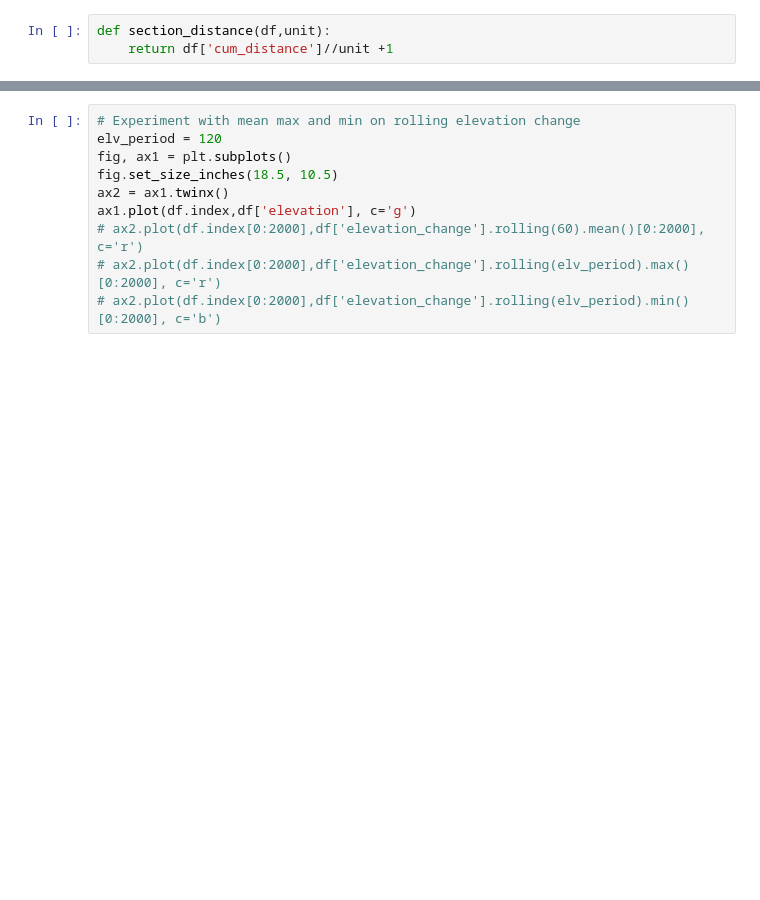
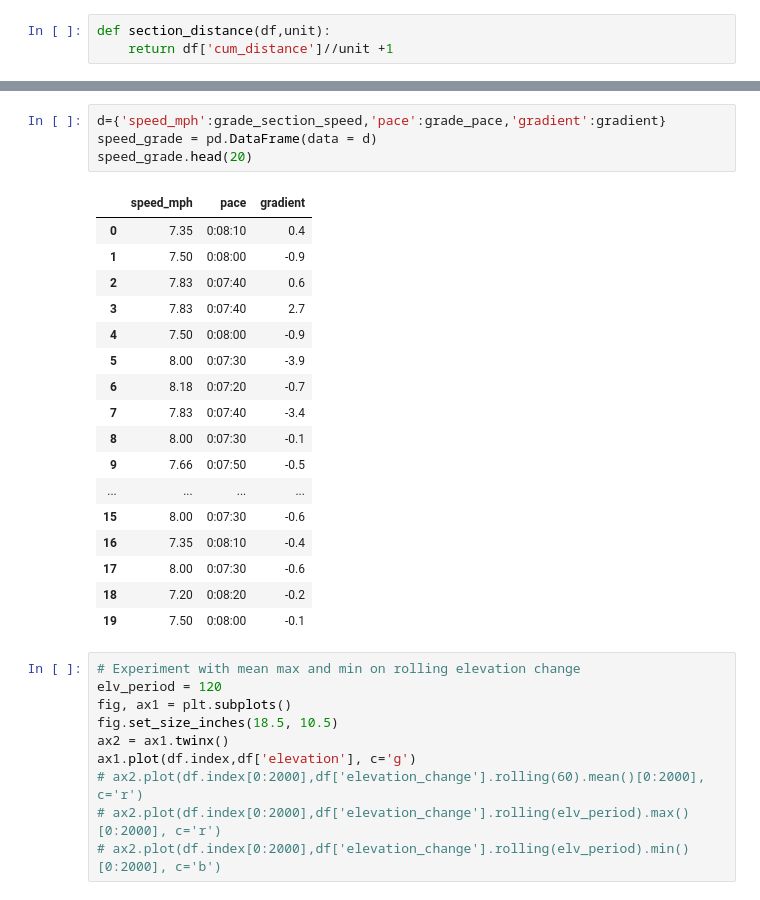
Before and after one commit to lrhf97/gpx_analysis, a Jupyter notebook: gradient_creation.ipynb, the cells around one changed output, grey strips where cells are left out. Drawn from its saved outputs; the diff is of its cells as text; blank space fills up the shorter version.

```diff
--- a/gradient_creation.ipynb
+++ b/gradient_creation.ipynb
@@ -77,3 +84,25 @@ plt.plot(np.arange(len(gradient)), gradient, lw=2, color='#101010');
+# %%
+d={'speed_mph':grade_section_speed,'pace':grade_pace,'gradient':gradient}
+speed_grade = pd.DataFrame(data = d)
+speed_grade.head(20)
+# %% [output]
+|  | speed_mph | pace | gradient |
+| 0 | 7.35 | 0:08:10 | 0.4 |
+| 1 | 7.50 | 0:08:00 | -0.9 |
+| 2 | 7.83 | 0:07:40 | 0.6 |
+| 3 | 7.83 | 0:07:40 | 2.7 |
+| 4 | 7.50 | 0:08:00 | -0.9 |
+| 5 | 8.00 | 0:07:30 | -3.9 |
+| 6 | 8.18 | 0:07:20 | -0.7 |
+| 7 | 7.83 | 0:07:40 | -3.4 |
+| 8 | 8.00 | 0:07:30 | -0.1 |
+| 9 | 7.66 | 0:07:50 | -0.5 |
+| ... | ... | ... | ... |
+| 15 | 8.00 | 0:07:30 | -0.6 |
+| 16 | 7.35 | 0:08:10 | -0.4 |
+| 17 | 8.00 | 0:07:30 | -0.6 |
+| 18 | 7.20 | 0:08:20 | -0.2 |
+| 19 | 7.50 | 0:08:00 | -0.1 |
 # %%
 # Experiment with mean max and min on rolling elevation change
 elv_period = 120
```
Also changed, not shown: parts of 3 cells of this notebook.
